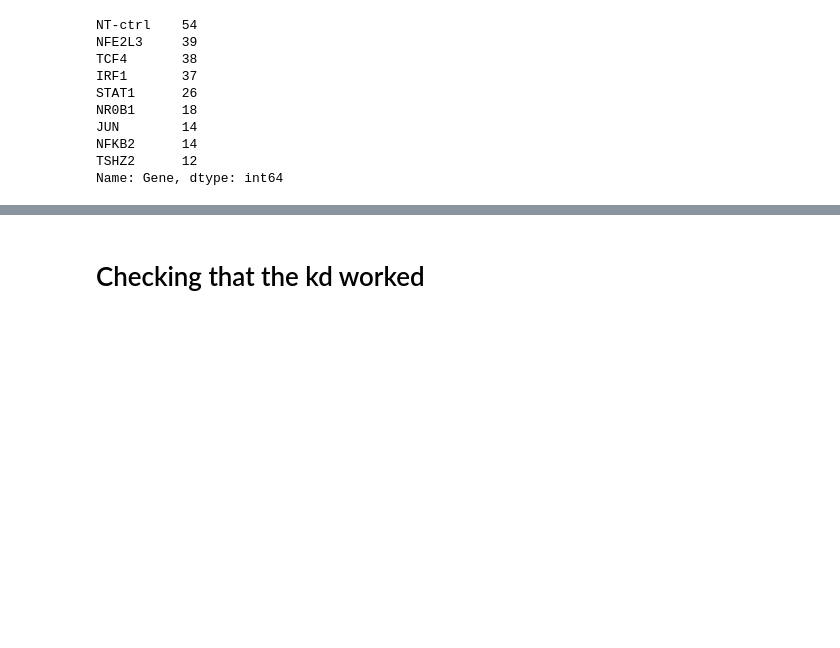
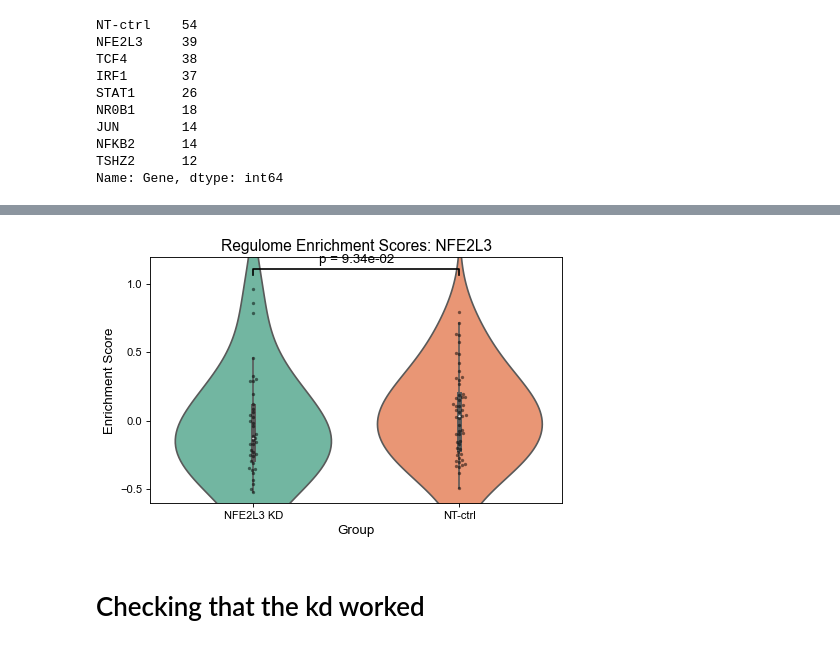
Before and after one commit to brendamelano/Reprogramming_Osteosarcoma, a Jupyter notebook: Perturb_seq_analysis/OS384_perturb_seq_analysis.ipynb, the cells around one changed output, grey strips where cells are left out. Saved outputs shown, nothing was run; the diff lists cells and outputs as text; code cells hidden in the pictures; blank space fills up the shorter version.

Commit message:
TF regulome in perturbseq

```diff
--- a/Perturb_seq_analysis/OS384_perturb_seq_analysis.ipynb
+++ b/Perturb_seq_analysis/OS384_perturb_seq_analysis.ipynb
@@ -900,0 +974,88 @@ Name: Gene, dtype: int64
+# %%
+import matplotlib.pyplot as plt
+import seaborn as sns
+from scipy.stats import mannwhitneyu
+import matplotlib.pyplot as plt
+import seaborn as sns
+from scipy.stats import mannwhitneyu
+
+# Parse .gmt file
+def parse_gmt(gmt_path):
+    with open(gmt_path, 'r') as f:
+        regulome = [line.strip().split('\t')[2:] for line in f]
+    return regulome[0]  # Assuming one regulome set per file
+
+# Load the NFE2L3 regulome
+gmt_path = "/Users/brendamelano/Desktop/gmt_files/TF_regulomes/NFE2L3_TARGET_GENES.gmt"
+nfe2l3_genes = parse_gmt(gmt_path)
+
+# Make a copy of the raw data
+adata_raw = adata.raw.to_adata()
+
+# Compute regulome enrichment scores using the raw data
+sc.tl.score_genes(adata_raw, gene_list=nfe2l3_genes, score_name='NFE2L3_score')
+
+# Add the computed scores to the main adata object
+adata.obs['NFE2L3_score'] = adata_raw.obs['NFE2L3_score']
+
+# Add group labels
+adata.obs['Group'] = 'Other'
+adata.obs.loc[adata.obs['Gene'] == 'NT-ctrl', 'Group'] = 'NT-ctrl'
+adata.obs.loc[adata.obs['Gene'] == 'NFE2L3', 'Group'] = 'NFE2L3 KD'
+
+# Debugging: Check the unique values in the 'Group' column
+print("Unique values in 'Group':", adata.obs['Group'].unique())
+
+# Filter adata.obs to exclude the "Other" category
+subset_obs = adata.obs[adata.obs['Group'].isin(['NT-ctrl', 'NFE2L3 KD'])]
+
+# Debugging: Check the sizes of each group
+print("Counts for NT-ctrl:", (subset_obs['Group'] == 'NT-ctrl').sum())
+print("Counts for NFE2L3 KD:", (subset_obs['Group'] == 'NFE2L3 KD').sum())
+
+# Extract scores for statistical testing
+ctrl_scores = subset_obs.loc[subset_obs['Group'] == 'NT-ctrl', 'NFE2L3_score'].dropna()
+nfe2l3_scores = subset_obs.loc[subset_obs['Group'] == 'NFE2L3 KD', 'NFE2L3_score'].dropna()
+
+# Debugging: Check sizes of score arrays
+print("Size of ctrl_scores:", ctrl_scores.shape[0])
+print("Size of nfe2l3_scores:", nfe2l3_scores.shape[0])
+
+# Perform Mann-Whitney U Test only if both groups are non-empty
+if ctrl_scores.shape[0] > 0 and nfe2l3_scores.shape[0] > 0:
+    stat, p_value = mannwhitneyu(ctrl_scores, nfe2l3_scores, alternative='two-sided')
+    print(f"Mann-Whitney U Test statistic: {stat}, p-value: {p_value:.2e}")
+
+    # Create violin plot using Seaborn
+    plt.figure(figsize=(6, 4))
+    sns.violinplot(data=subset_obs, x='Group', y='NFE2L3_score', palette='Set2', inner='box', bw=0.8)
+    sns.swarmplot(data=subset_obs, x='Group', y='NFE2L3_score', color='k', alpha=0.5, size=3)
+
+    # Annotate p-value on the plot
+    x1, x2 = 0, 1  # positions for the groups
+    y, h, col = subset_obs['NFE2L3_score'].max() + 0.1, 0.05, 'k'
+    plt.plot([x1, x1, x2, x2], [y, y + h, y + h, y], lw=1.5, c=col)
+    plt.text((x1 + x2) * 0.5, y + h + 0.02, f'p = {p_value:.2e}', ha='center', va='bottom', fontsize=12, color=col)
+
+    # Center the violins by adjusting x-axis limits
+    plt.xlim(-0.5, 1.5)
+
+    # Final plot adjustments
+    plt.title("Regulome Enrichment Scores: NFE2L3", fontsize=14)
+    plt.xlabel("Group", fontsize=12)
+    plt.ylabel("Enrichment Score", fontsize=12)
+    plt.xticks(fontsize=10)
+    plt.yticks(fontsize=10)
+    plt.grid(False)  # Remove gridlines
+
+    # Save the plot as SVG to Desktop
+    save_path = "/Users/brendamelano/Desktop/NFE2L3_regulome_violin_plot_adjusted.svg"
+    plt.tight_layout()
+    plt.savefig(save_path, format="svg", dpi=300)
+    print(f"Plot saved to {save_path}")
+
+    # Show the plot
+    plt.show()
+else:
+    print("Error: One or both groups have zero scores. Skipping Mann-Whitney U Test.")
+# %% [output]
@@ -901,3 +1074,4 @@ Name: Gene, dtype: int64
+[figure, added]
 # %% [markdown]
 # Checking that the kd worked
 # %%
```
Also changed, not shown: parts of 3 cells of this notebook, 2 other files.
